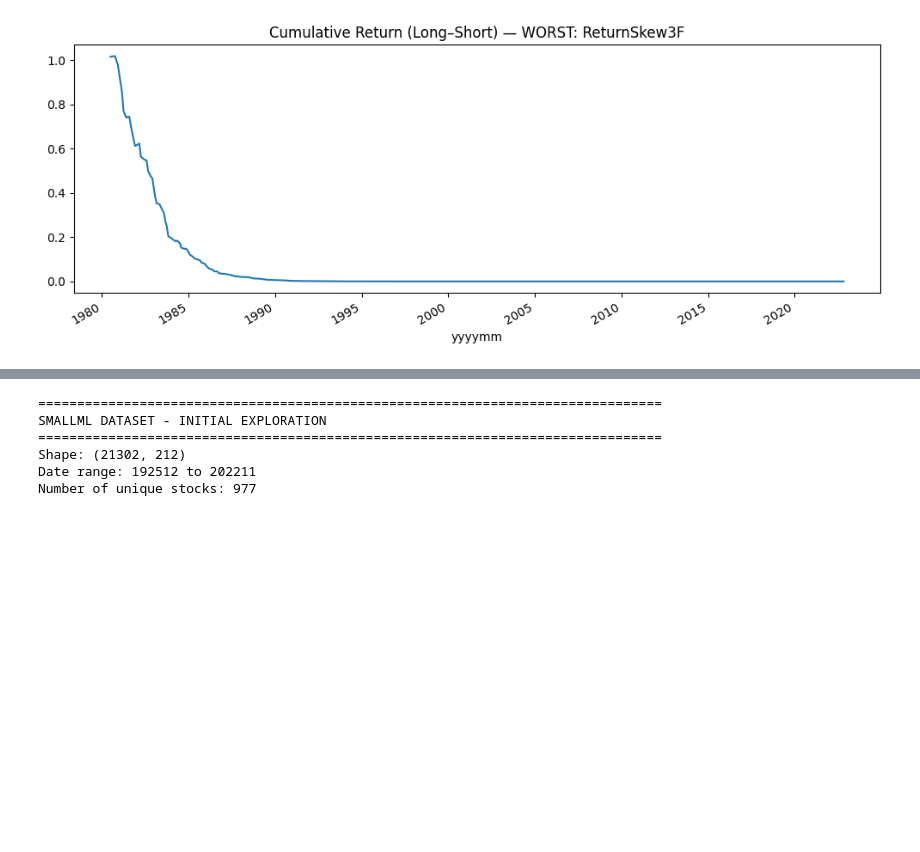
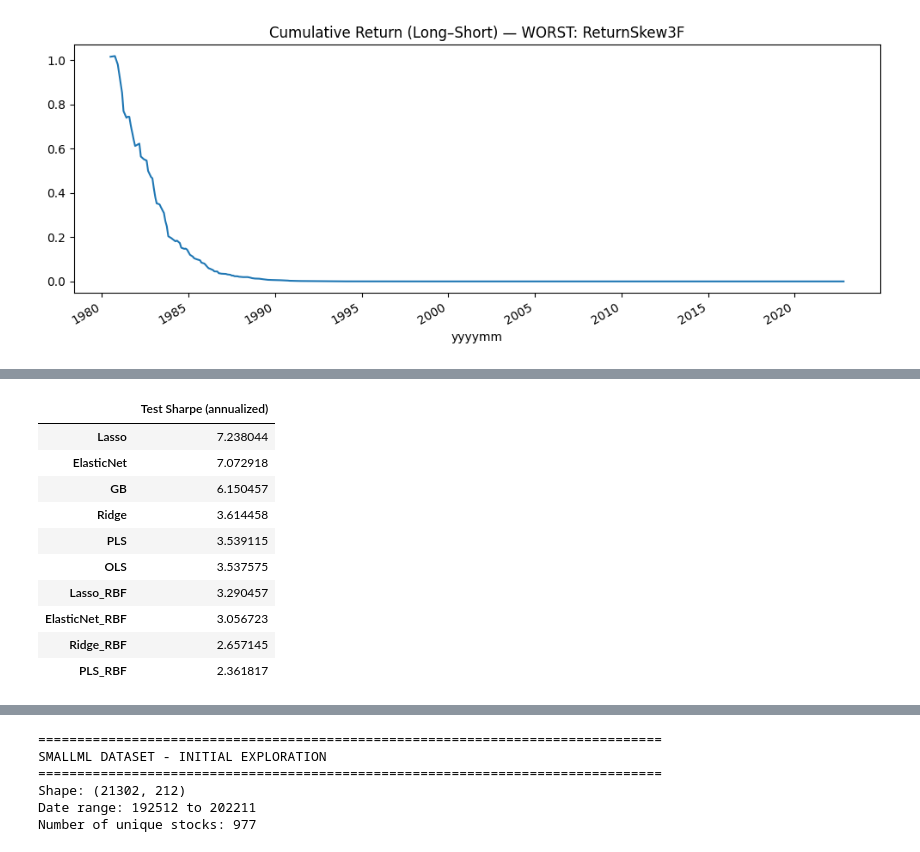
Before and after one commit to OlegGlo/ML-for-finance-HW, a Jupyter notebook: PSet2/HW2.ipynb, the cells around one changed output, grey strips where cells are left out. Saved outputs shown, nothing was run; the diff lists cells and outputs as text; code cells hidden in the pictures; blank space fills up the shorter version.

```diff
--- a/HW2.ipynb
+++ b/PSet2/HW2.ipynb
@@ -968,2 +669,62 @@ Forming Gradient Boosting portfolio...
+# %%
+# ============================================================================
+# Part (c): Form long-short portfolios from predictions (TEST window only)
+# Compare Sharpe ratios across ML models
+# ============================================================================
+
+def form_long_short_portfolio(df, score_col="score", ret_col="ret", date_col="yyyymm", n_quantiles=10):
+    """Top-minus-bottom quantile spread each month."""
+    out = []
+    for dt, g in df.groupby(date_col):
+        g = g.dropna(subset=[score_col, ret_col])
+        if len(g) < n_quantiles:
+            continue
+        # break ties safely; qcut can fail if too many ties -> rank first
+        ranks = g[score_col].rank(method="first")
+        g = g.assign(bucket=pd.qcut(ranks, n_quantiles, labels=False) + 1)
+        top = g.loc[g["bucket"] == n_quantiles, ret_col].mean()
+        bot = g.loc[g["bucket"] == 1, ret_col].mean()
+        out.append((dt, top - bot))
+    rets = pd.Series(dict(out)).sort_index()
+    rets.name = "ls_ret"
+    return rets
+
+def annualized_sharpe(monthly_rets):
+    mu = monthly_rets.mean()
+    sd = monthly_rets.std(ddof=1)
+    if sd == 0 or np.isnan(sd):
+        return np.nan
+    return (mu / sd) * np.sqrt(12)
+
+# Build a TEST-period panel with returns + predictions
+test_panel = largeml.loc[test_mask, ["permno", "yyyymm", "ret"]].copy()
+test_panel["ret"] = pd.to_numeric(test_panel["ret"], errors="coerce")
+
+# Align to X_test_eval / y_test_eval index (these already drop missing returns)
+test_panel = test_panel.loc[X_test_eval.index].copy()
+
+sharpes = {}
+ls_series_by_model = {}
+
+for name, res in ml_results.items():
+    test_panel[name] = res["pred_test"]
+    ls = form_long_short_portfolio(test_panel[[ "yyyymm", "ret", name]].rename(columns={name:"score"}), score_col="score")
+    ls_series_by_model[name] = ls
+    sharpes[name] = annualized_sharpe(ls)
+
+c_table = pd.DataFrame({"Test Sharpe (annualized)": sharpes}).sort_values("Test Sharpe (annualized)", ascending=False)
+c_table
+# %% [output]
+|  | Test Sharpe (annualized) |
+| Lasso | 7.238044 |
+| ElasticNet | 7.072918 |
+| GB | 6.150457 |
+| Ridge | 3.614458 |
+| PLS | 3.539115 |
+| OLS | 3.537575 |
+| Lasso_RBF | 3.290457 |
+| ElasticNet_RBF | 3.056723 |
+| Ridge_RBF | 2.657145 |
+| PLS_RBF | 2.361817 |
 # %%
 # Diagnostic code to check Lasso+RBF predictions
```
Also changed, not shown: parts of 39 cells of this notebook, 8 other files.
